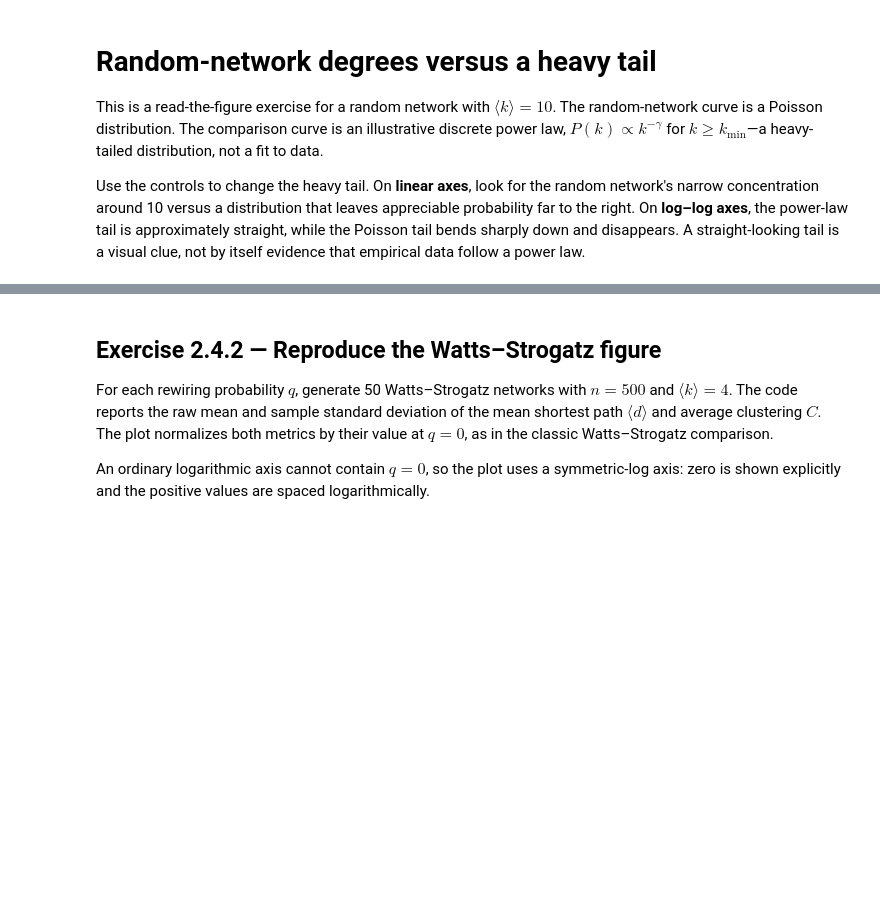
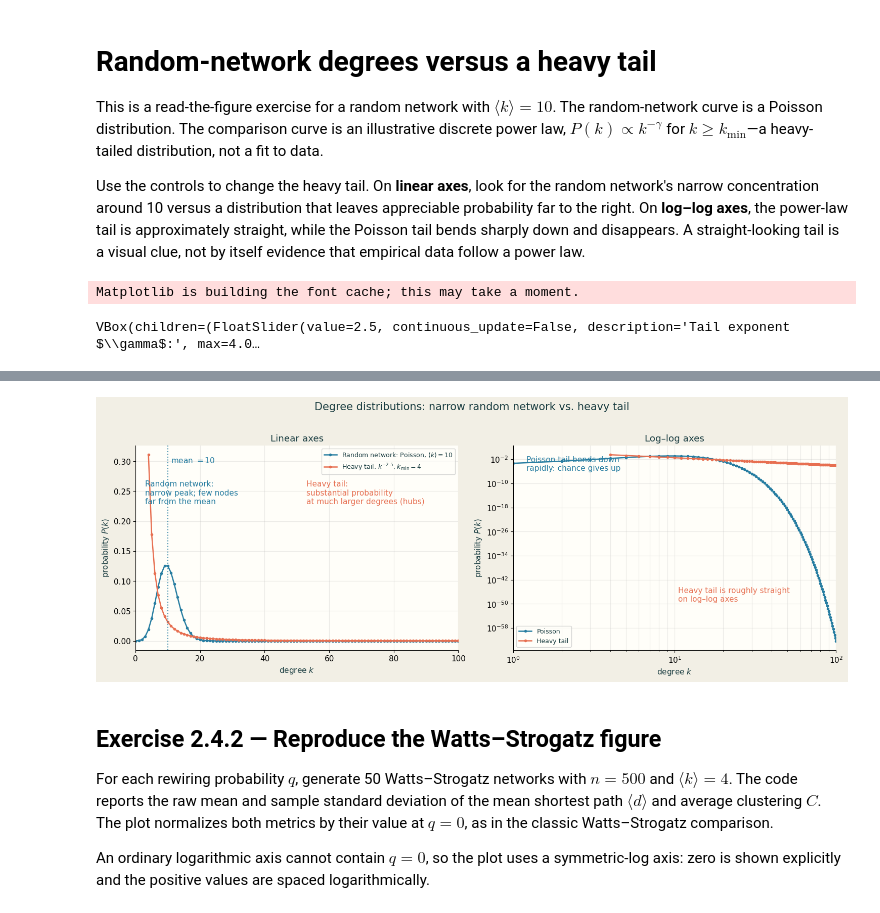
Before and after one commit to detchampenBo/Go_Nuts_repos, a Jupyter notebook: notebooks/week02_poissondist.ipynb, the cells around one changed output, grey strips where cells are left out. Drawn from its saved outputs; the diff is of its cells as text; code cells hidden in the pictures; blank space fills up the shorter version.

```diff
--- a/notebooks/week02_poissondist.ipynb
+++ b/notebooks/week02_poissondist.ipynb
@@ -11,6 +11,8 @@ import ipywidgets as widgets
 import matplotlib.pyplot as plt
 import numpy as np
 from IPython.display import display
+
+plt.rcParams.update({"figure.facecolor": "#f2efe5", "axes.facecolor": "#fffef9", "axes.spines.top": False, "axes.spines.right": False, "axes.labelcolor": "#193c40", "text.color": "#193c40", "font.size": 11})
 
 
 def poisson_pmf(k, mean):
@@ -86,3 +88,9 @@ plot = widgets.interactive_output(
     {"gamma": gamma_slider, "k_min": k_min_slider, "max_degree": max_degree_slider},
 )
 display(controls, plot)
+
+# Static preview also remains visible in notebook viewers without widgets.
+draw_degree_distributions()
+# %% [output]
+Matplotlib is building the font cache; this may take a moment.
+VBox(children=(FloatSlider(value=2.5, continuous_update=False, description='Tail exponent $\\gamma$:', max=4.0…
@@ -89,3 +98,4 @@ display(controls, plot)
+[figure, added]
 # %% [markdown]
 ## Exercise 2.4.2 — Reproduce the Watts–Strogatz figure
 
```
Also changed, not shown: parts of 6 cells of this notebook, 9 other files.
